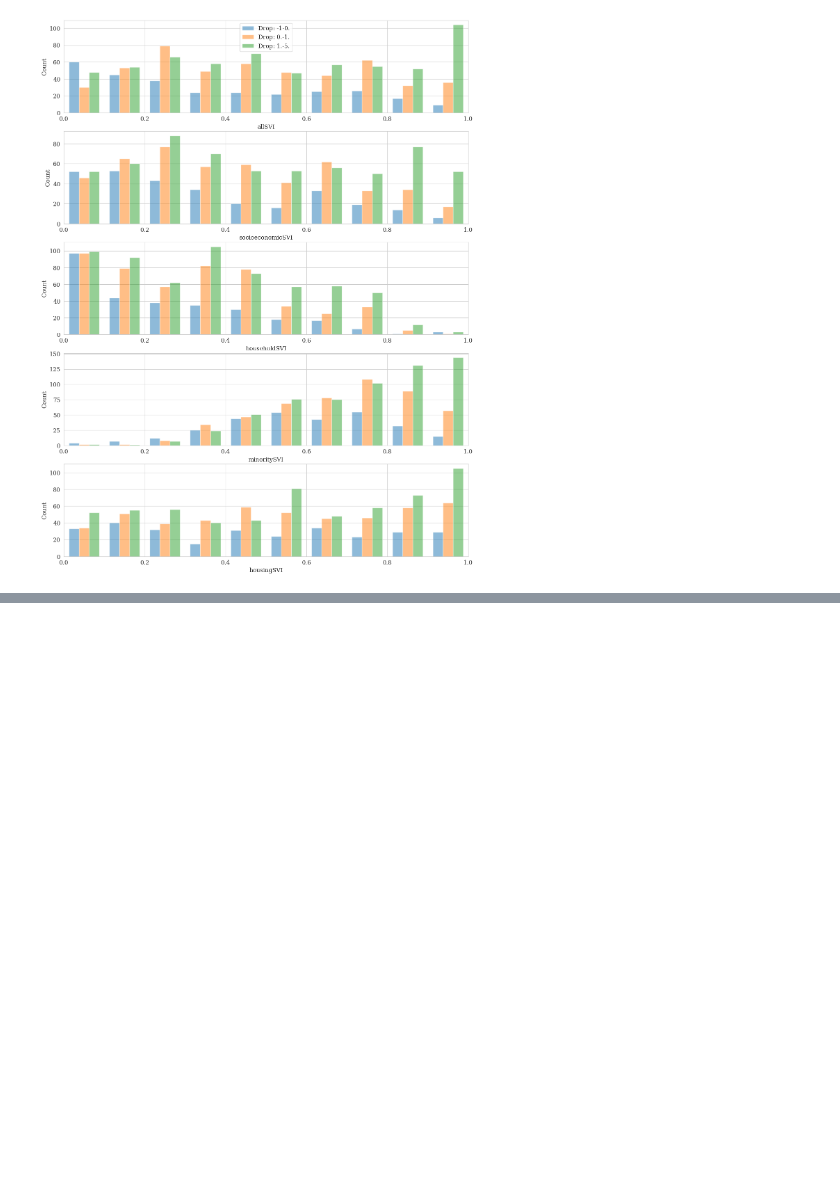
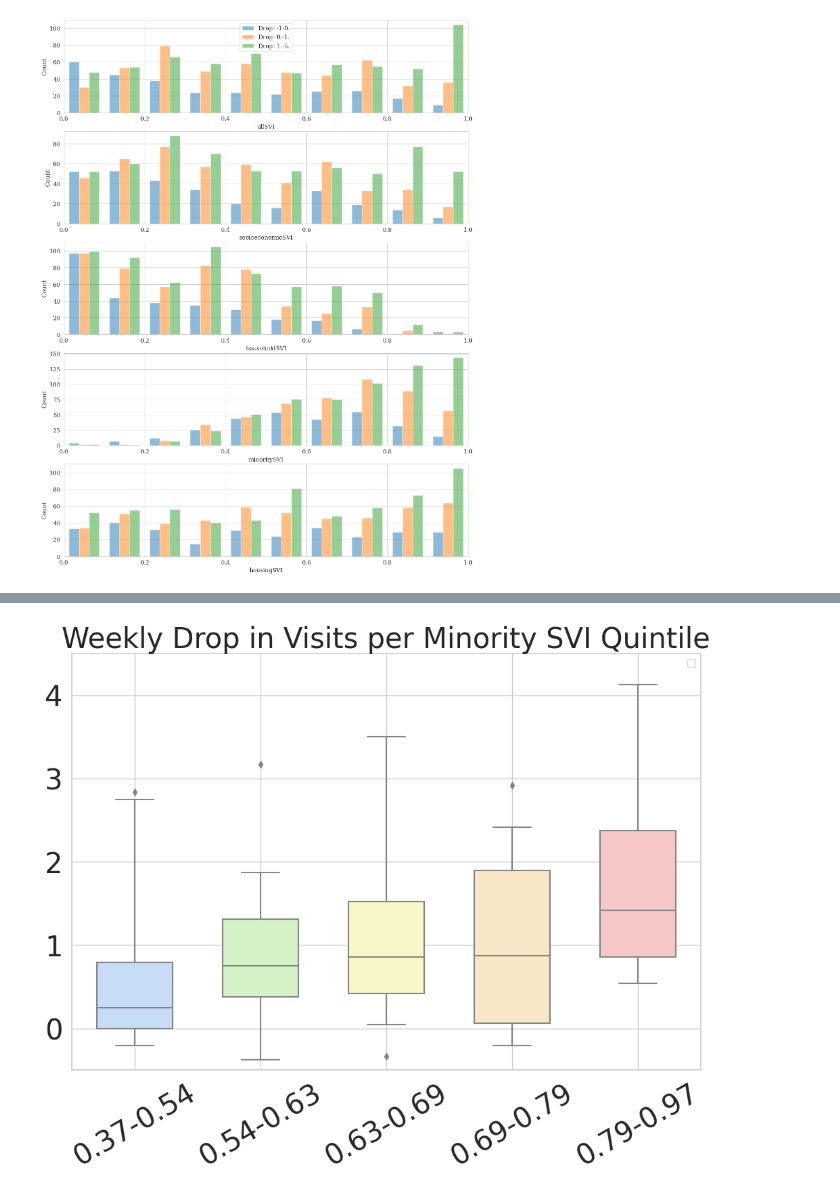
Before and after one commit to tbeucler/2023_SD_REP, a Jupyter notebook: Figures_Tables.ipynb, the cells around one changed output, grey strips where cells are left out. Cells and saved outputs as stored; diff of their text form; code cells hidden in the pictures; blank space fills up the shorter version.

```diff
--- a/Figures_Tables.ipynb
+++ b/Figures_Tables.ipynb
@@ -368,10 +412,10 @@ plt.figure(figsize=(16, 10))
 
 for i, variable in enumerate(variables):
     # Group by holc_grade_num to calculate median for plotting
-    grouped = filtered_df.groupby('holc_grade_num')[variable].median().reset_index()
+    grouped = filtered_df.groupby('holc_grade_numeric')[variable].median().reset_index()
 
     # Calculate Pearson correlation coefficient
-    corr, _ = pearsonr(grouped['holc_grade_num'], grouped[variable])
+    corr, _ = pearsonr(grouped['holc_grade_numeric'], grouped[variable])
     r_squared = corr**2
     r_squared_values[variable] = r_squared
 
@@ -645,0 +708,54 @@ svi_distributions(dic = svi_zip_diff, svi = svi, key_interest = 'drop_in_patient
+# %%
+# Define the color codes for each quintile
+colors_rgb = [
+    [191, 219, 255],  # Q1
+    [210, 249, 191],  # Q2
+    [255, 255, 191],  # Q3
+    [255, 234, 191],  # Q4
+    [255, 191, 191]   # Q5
+]
+
+# Convert RGB to normalized RGB (0-1 range for matplotlib)
+colors_norm = [(r/255, g/255, b/255) for r, g, b in colors_rgb]
+
+# Create a palette dictionary mapping quintile numbers to colors
+palette = {i: colors_norm[i] for i in range(5)}
+# %%
+# Assuming svi_zip_diff is your original DataFrame and it's already loaded
+df0 = svi_zip_diff.copy()
+df0['minority_SVI_quintile'] = pd.qcut(svi_zip_diff['minority_mean'], 5, labels=False)
+
+# Obtain the edges of the bins to create meaningful labels
+quintile_edges = pd.qcut(svi_zip_diff['minority_mean'], 5, retbins=True)[1]
+
+# Create labels based on the quintile edges
+quintile_labels = [f'{quintile_edges[i]:.2f}-{quintile_edges[i+1]:.2f}' for i in range(len(quintile_edges)-1)]
+
+# Define your color palette as before, assuming 'palette' is already defined
+
+# Now, adjust the boxplot to match the provided conventions
+plt.figure(figsize=(12, 8))
+sns.boxplot(x='minority_SVI_quintile', y='drop_in_patients', data=df0, palette=palette,
+            whis=[2.5, 97.5],  # Set whiskers to the 2.5th and 97.5th percentiles
+            width=0.6)  # Control box width
+
+# Since we're not using 'hue' and 'labels' inside each box from the original instructions,
+# we'll skip those parts. Instead, focus on adjusting the aesthetics to match the provided conventions.
+
+plt.title('Weekly Drop in Visits per Minority SVI Quintile',fontsize=30)  # Title is omitted as per instructions
+plt.xlabel('')  # Remove the x-label as per instructions
+plt.ylabel('', fontsize=30)  # Adjust the y-label and font size
+plt.ylim((-0.5,4.5))
+
+# Adjust the font size for x and y tick labels
+plt.xticks(np.arange(5), quintile_labels, fontsize=30, rotation=30)  # Tilt the x-labels by 45 degrees
+plt.yticks(fontsize=30)  # Increase font size for y tick labels
+
+plt.grid(True)  # Ensure the grid is displayed
+
+# Hide the legend, as we're not using 'hue'
+plt.legend('')  # to avoid redundancy in the final figure
+
+plt.show()
+# %% [output]
+[figure, added]
```
Also changed, not shown: parts of 8 cells of this notebook.
